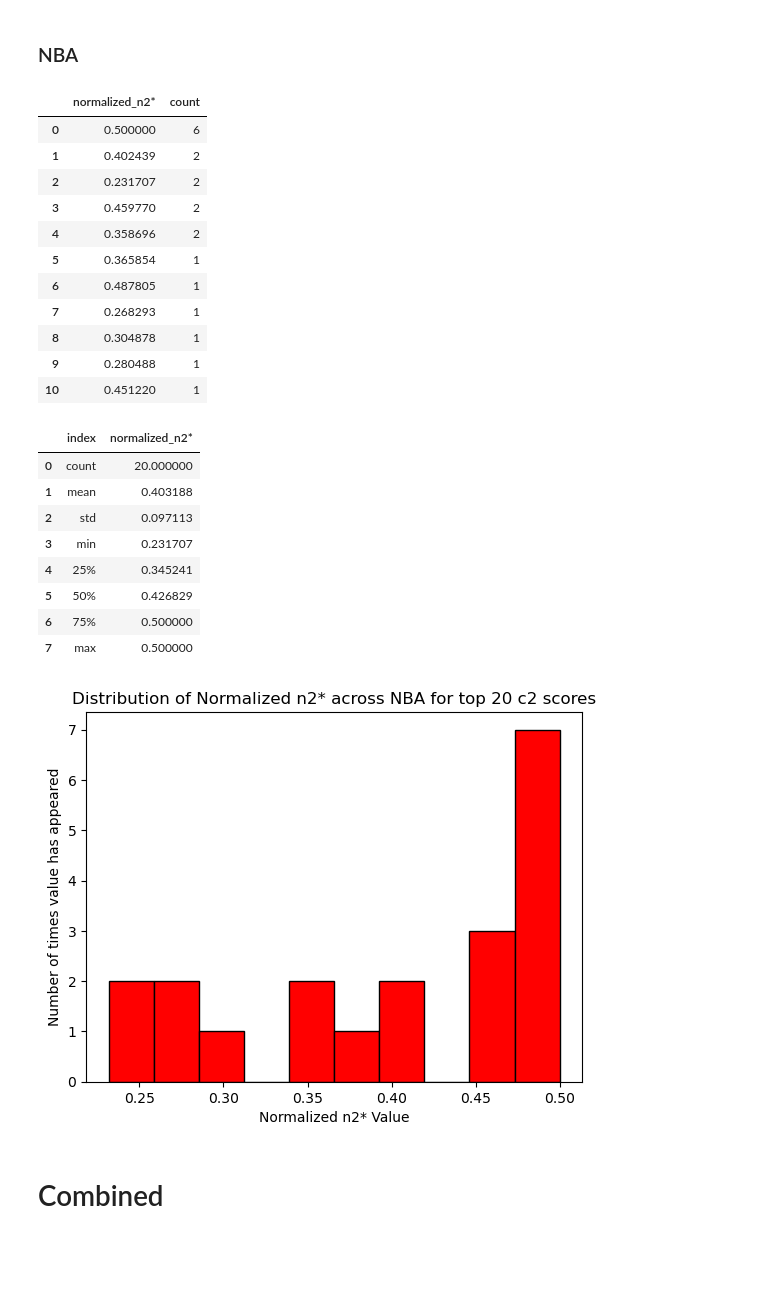
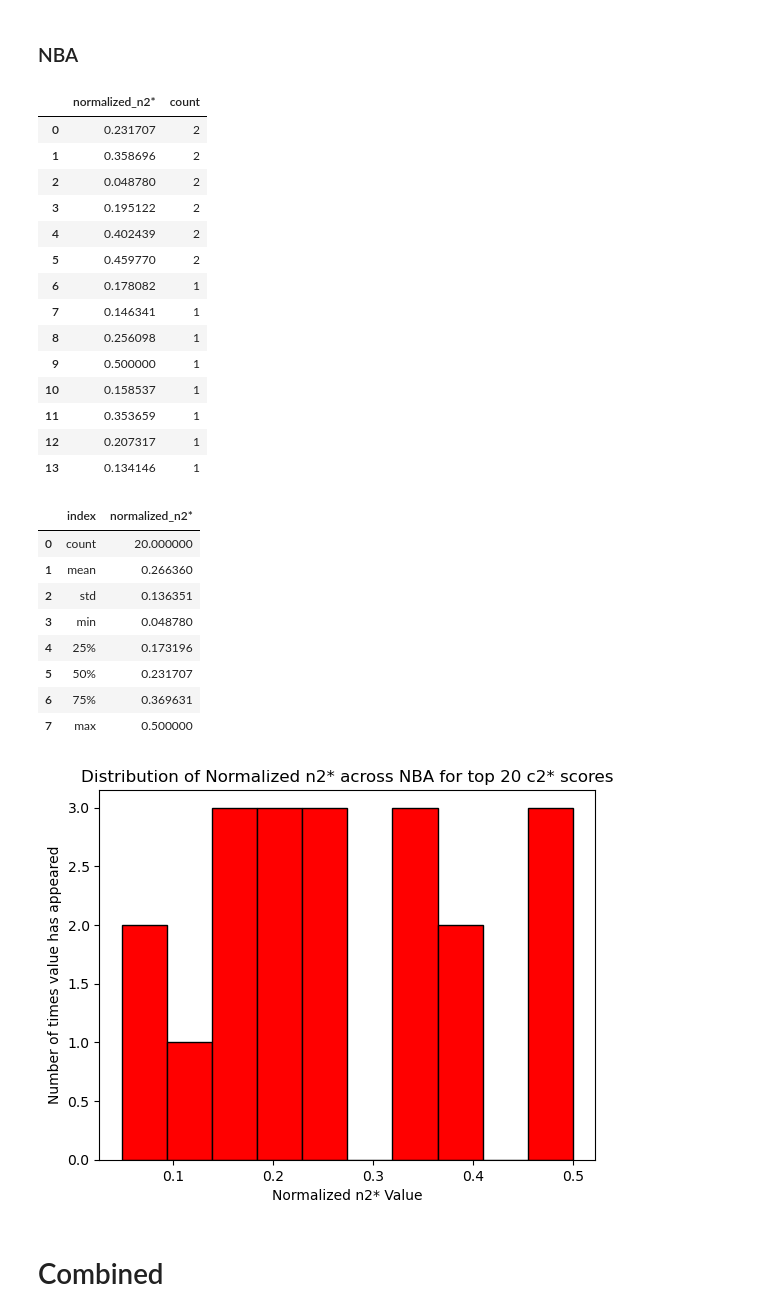
Before and after one commit to RyanRegalado/Win-Loss-Sequences-Sp2026, a Jupyter notebook: output/n2_star_analysis.ipynb, the cells around one changed output. Cells and saved outputs as stored; diff of their text form; code cells hidden in the pictures; blank space fills up the shorter version.

```diff
--- a/output/n2_star_analysis.ipynb
+++ b/output/n2_star_analysis.ipynb
@@ -1365,42 +1366,45 @@ plt.show()
 # %% [markdown]
 ### NBA
 # %%
-nba_top20_c2 = nba.nlargest(20, 'c2').reset_index(drop=True)
+nba_top20_c2 = nba.nlargest(20, 'c2*').reset_index(drop=True)
 # %%
 nba_top20_c2['normalized_n2*'].value_counts().reset_index()
 # %% [output]
 |  | normalized_n2* | count |
-| 0 | 0.500000 | 6 |
-| 1 | 0.402439 | 2 |
-| 2 | 0.231707 | 2 |
-| 3 | 0.459770 | 2 |
-| 4 | 0.358696 | 2 |
-| 5 | 0.365854 | 1 |
-| 6 | 0.487805 | 1 |
-| 7 | 0.268293 | 1 |
-| 8 | 0.304878 | 1 |
-| 9 | 0.280488 | 1 |
-| 10 | 0.451220 | 1 |
+| 0 | 0.231707 | 2 |
+| 1 | 0.358696 | 2 |
+| 2 | 0.048780 | 2 |
+| 3 | 0.195122 | 2 |
+| 4 | 0.402439 | 2 |
+| 5 | 0.459770 | 2 |
+| 6 | 0.178082 | 1 |
+| 7 | 0.146341 | 1 |
+| 8 | 0.256098 | 1 |
+| 9 | 0.500000 | 1 |
+| 10 | 0.158537 | 1 |
+| 11 | 0.353659 | 1 |
+| 12 | 0.207317 | 1 |
+| 13 | 0.134146 | 1 |
 # %%
 nba_top20_c2['normalized_n2*'].describe().reset_index()
 # %% [output]
 |  | index | normalized_n2* |
 | 0 | count | 20.000000 |
-| 1 | mean | 0.403188 |
-| 2 | std | 0.097113 |
-| 3 | min | 0.231707 |
-| 4 | 25% | 0.345241 |
-| 5 | 50% | 0.426829 |
-| 6 | 75% | 0.500000 |
+| 1 | mean | 0.266360 |
+| 2 | std | 0.136351 |
+| 3 | min | 0.048780 |
+| 4 | 25% | 0.173196 |
+| 5 | 50% | 0.231707 |
+| 6 | 75% | 0.369631 |
 | 7 | max | 0.500000 |
 # %%
 plt.hist(nba_top20_c2['normalized_n2*'],color='red', edgecolor='black')
 plt.ylabel('Number of times value has appeared')
 plt.xlabel('Normalized n2* Value')
-plt.title('Distribution of Normalized n2* across NBA for top 20 c2 scores')
+plt.title('Distribution of Normalized n2* across NBA for top 20 c2* scores')
 plt.show()
 # %% [output]
-[figure, old version]
+[figure, new version]
 # %% [markdown]
 # Combined
 # %%
```
Also changed, not shown: parts of 62 cells of this notebook.
